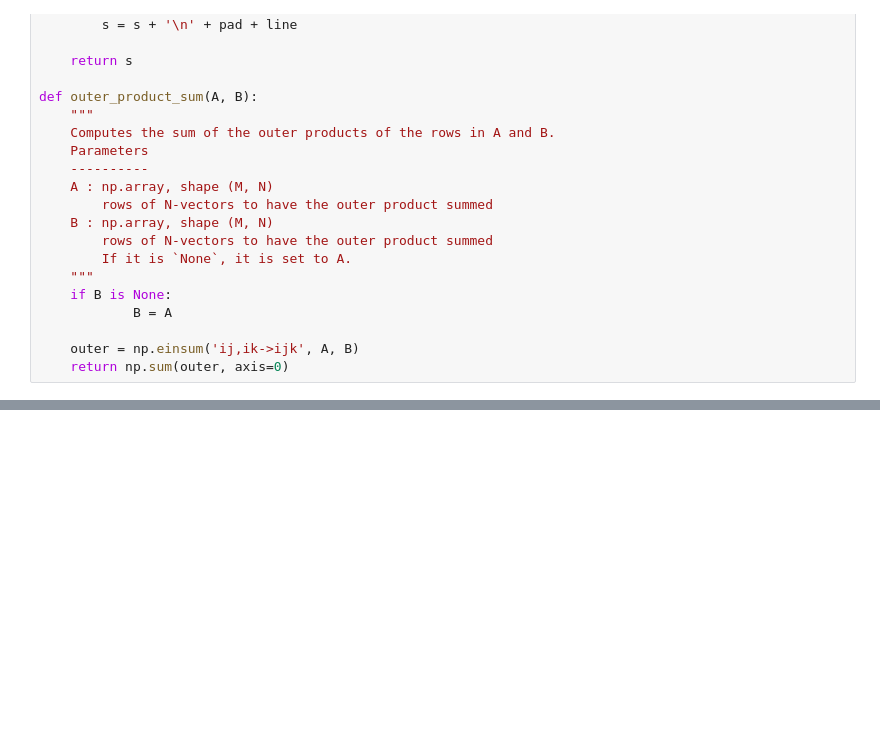
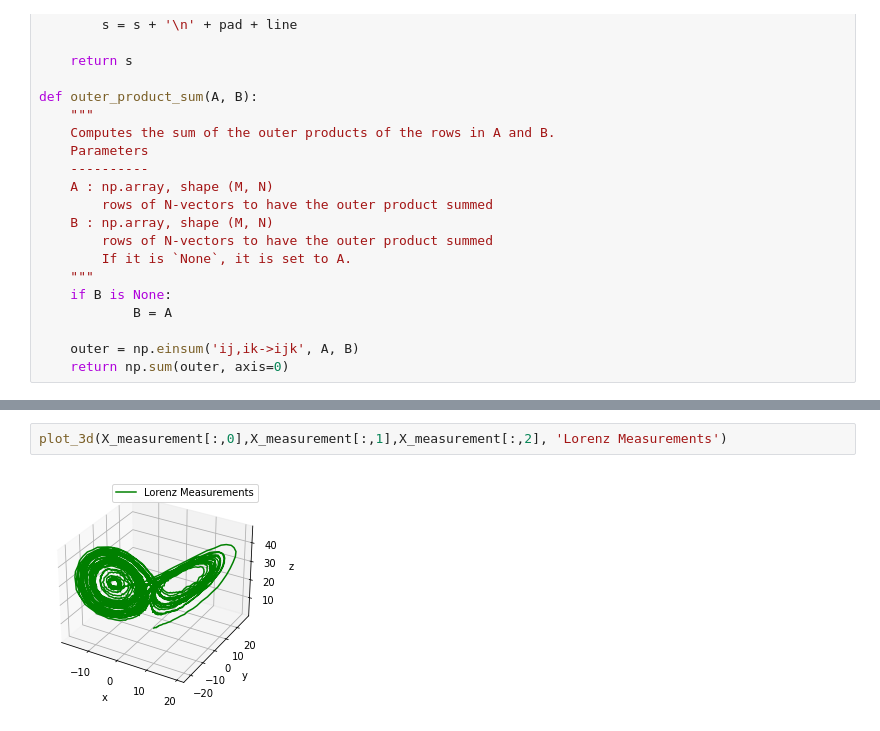
Before and after one commit to jace-kline/math582-miniproject4, a Jupyter notebook: solution.ipynb, the cells around one changed output, grey strips where cells are left out. Drawn from its saved outputs; the diff is of its cells as text; blank space fills up the shorter version.

```diff
--- a/solution.ipynb
+++ b/solution.ipynb
@@ -458,0 +510,4 @@ array([-1.88451354, -1.3499842 ,  2.01834904])
+# %%
+plot_3d(X_measurement[:,0],X_measurement[:,1],X_measurement[:,2], 'Lorenz Measurements')
+# %% [output]
+[figure, added]
```
Also changed, not shown: parts of 17 cells of this notebook.
